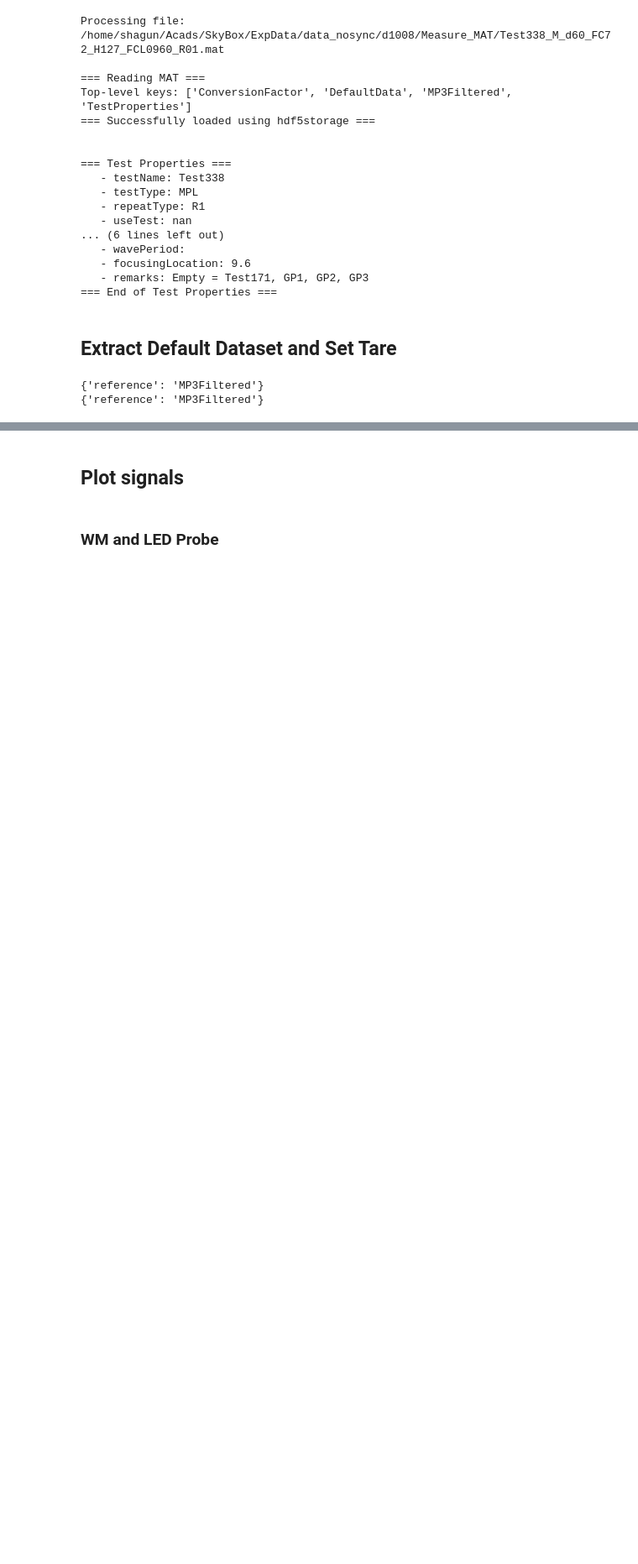
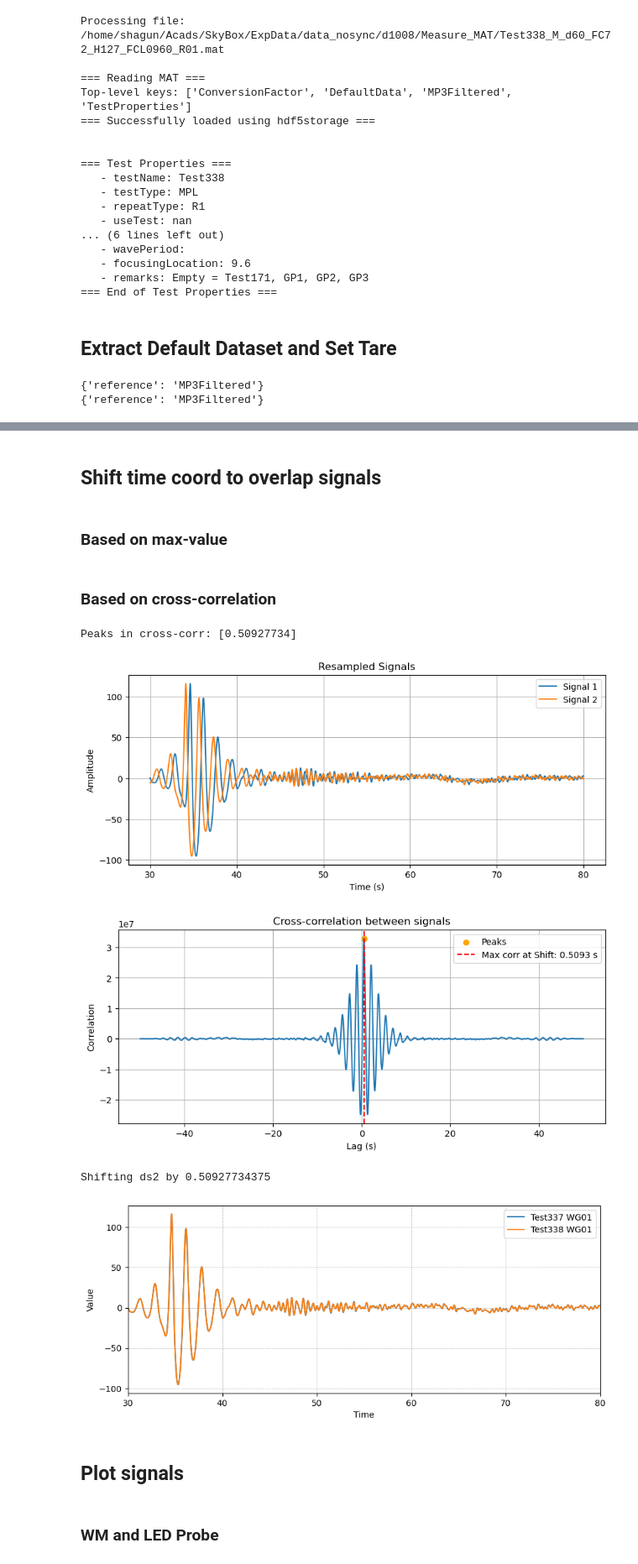
Before and after one commit to CMOE-TUDelft/SkyBoxAnalysis, a Jupyter notebook: python/scripts/plotPP_comp.ipynb, the cells around one changed output, grey strips where cells are left out. Shown at 84% size. Cells and saved outputs as stored; diff of their text form; code cells hidden in the pictures; blank space fills up the shorter version.

```diff
--- a/python/scripts/plotPP_comp.ipynb
+++ b/python/scripts/plotPP_comp.ipynb
@@ -78,9 +78,11 @@ Top-level keys: ['ConversionFactor', 'DefaultData', 'MP3Filtered', 'TestProperti
 ## Extract Default Dataset and Set Tare
 # %%
 ds1 = loaded_mat1["DefaultData"]
+fSampling1 = loaded_mat1['TestProperties']['fSampling']
 print(ds1.attrs)
 
 ds2 = loaded_mat2["DefaultData"]
+fSampling2 = loaded_mat2['TestProperties']['fSampling']
 print(ds2.attrs)
 
 # Sometimes need to skip initial data.
@@ -126,0 +105,4 @@ Shifting ds2 by -0.5103000000000009
+# %% [markdown]
+## Shift time coord to overlap signals
+# %% [markdown]
+### Based on max-value
@@ -127,3 +119,55 @@ Shifting ds2 by -0.5103000000000009
+# %% [markdown]
+### Based on cross-correlation
+# %%
+def sync_signals_crosscorr(ds1, fSampling1, ds2, fSampling2, tmin, tmax, wg='WG01'):
+    """Sync the signals using cross-correlation for the given wave gauge."""
+
+    ds1_cut = ds1[wg].sel(Time=slice(tmin, tmax))
+    ds2_cut = ds2[wg].sel(Time=slice(tmin, tmax))
+
+    # time_lag = skb.postprocess.sync_signals_crosscorr_downsample(
+    time_lag_maxCorr, time_lag_mat = skb.postprocess.sync_signals_crosscorr_upsample(
+        ds1_cut, fSampling1,
+        ds2_cut, fSampling2, plotflag=True
+    )
+
+    return time_lag_maxCorr, time_lag_mat
+# %%
+# # Shift ds2 time to align max of WG01
+# # Can change to any other probe as needed
+
+# # Using max-value
+# ds1_max_idxtime, ds2_max_idxtime = get_timeidx_of_max(ds1, ds2, tmin=0, tmax=22)
+# tShift = ds1_max_idxtime['WG01'].values - ds2_max_idxtime['WG01'].values
+
+# Using cross-correlation
+tShift_maxCorr, tShift_array = sync_signals_crosscorr(
+    ds1, fSampling1, ds2, fSampling2,
+    # tmin=10, tmax=30, wg = 'WG01' ) #For regular waves
+    tmin=30, tmax=80, wg = 'WG01' ) #For focusing waves
+tShift = tShift_maxCorr
+# tShift = tShift_array[2]
+
+ds2 = ds2.assign_coords(Time=ds2['Time'] + tShift)
+ds2.attrs['TimeShiftApplied'] = tShift
+print(f"Shifting ds2 by {ds2.attrs['TimeShiftApplied']}")
+
+# Post shifting comparison plots
+tmin = 30
+tmax = 80
+
+fig, ax = plt.subplots(figsize=(10,4))
+ds1['WG01'].plot(linestyle='-', label=f"{testName1} WG01")
+ds2['WG01'].plot(linestyle='-', label=f"{testName2} WG01")
+ax.set_xlim(tmin, tmax)
+set_min_plot_prop(ax)
+plt.show()
+# %% [output]
+Peaks in cross-corr: [0.50927734]
+[figure, added]
+[figure, added]
+Shifting ds2 by 0.50927734375
+[figure, added]
 # %% [markdown]
 ## Plot signals
 # %% [markdown]
```
Also changed, not shown: parts of 7 cells of this notebook, 7 other files.
